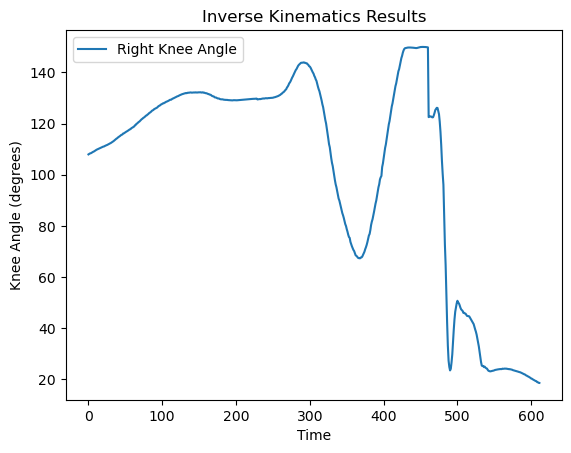
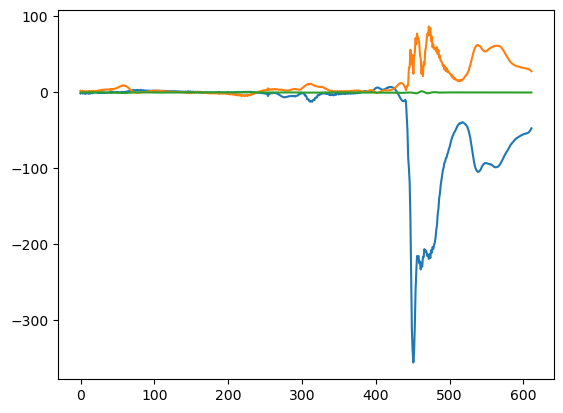
Unified diff of the notebook cell whose output changed from the first chart to the second:
--- before
+++ after
@@ -20,10 +20,12 @@
     return df
 
-df = load_mot(os.path.join(outputs_path, "ik_motion.mot"))
+df = load_mot(os.path.join(outputs_path,"inverse_dynamics.sto"))
 
-plt.plot(df['elbow_flex_r'], label='Right Knee Angle') #* Can change outcome for quick analysis in notebook
-plt.xlabel('Time')
-plt.ylabel('Knee Angle (degrees)')
-plt.title('Inverse Kinematics Results')
-plt.legend()
-plt.show()
+plt.plot(df['subtalar_angle_l_moment'], label='Right Knee Angle')
+plt.plot(df['ankle_angle_l_moment'])
+plt.plot(df['mtp_angle_l_moment']) #* Can change outcome for quick analysis in notebook
+# plt.xlabel('Time')
+# plt.ylabel('Knee Angle (degrees)')
+# plt.title('Inverse Kinematics Results')
+# plt.legend()
+# plt.show()

Commit: saved setup files